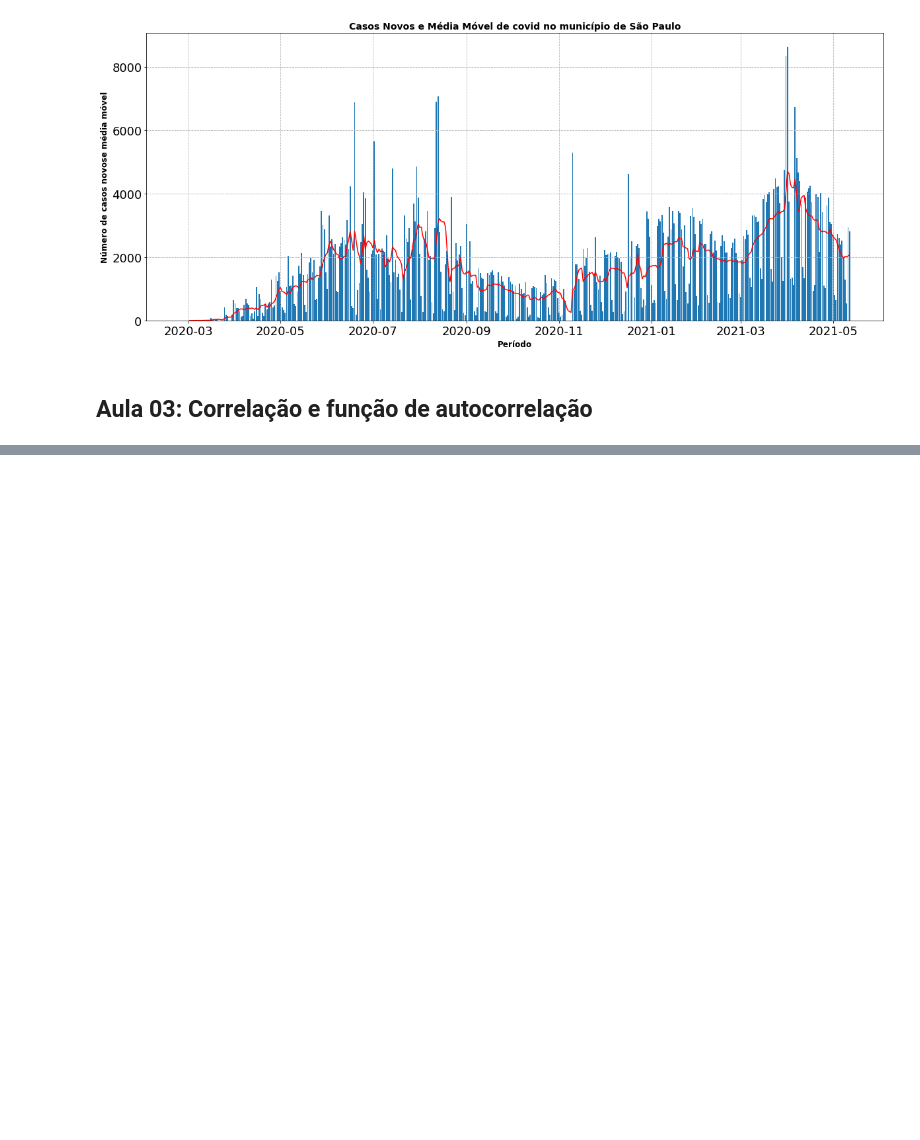
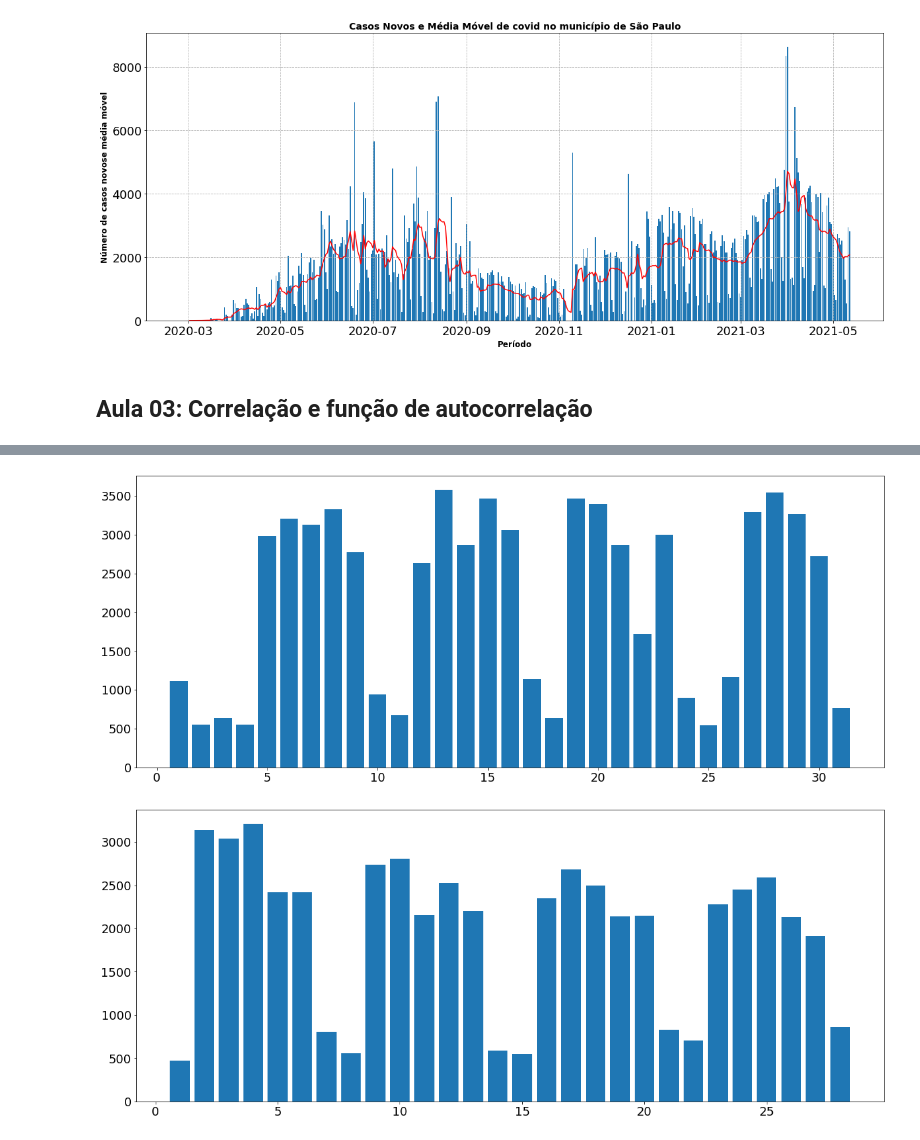
Before and after one commit to cmattosr/bootcampDS_Mod03, a Jupyter notebook: BootcampDataScience_Mod03.ipynb, the cells around one changed output, grey strips where cells are left out. Cells and saved outputs as stored; diff of their text form; code cells hidden in the pictures; blank space fills up the shorter version.

```diff
--- a/BootcampDataScience_Mod03.ipynb
+++ b/BootcampDataScience_Mod03.ipynb
@@ -446,0 +467,9 @@ plt.show()
+# %%
+#Vamos plotar pra tentar identificar alguma sazonalidade ou correlação
+plt.bar(np.linspace(1,31,31), dados_202101["casos_novos"])
+plt.show()
+plt.bar(np.linspace(1,28,28), dados_202102["casos_novos"])
+plt.show()
+# %% [output]
+[figure, added]
+[figure, added]
```
Also changed, not shown: parts of 13 cells of this notebook.
